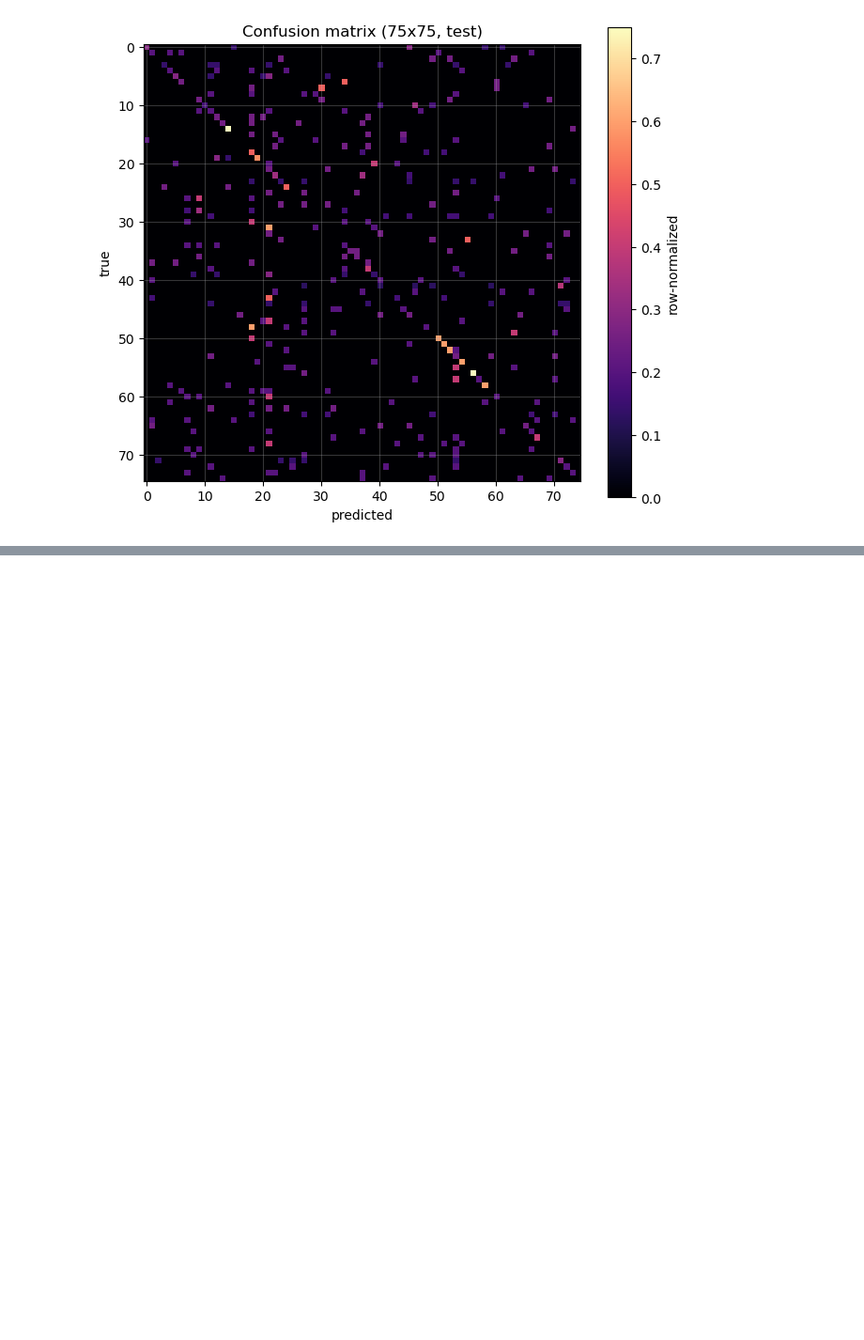
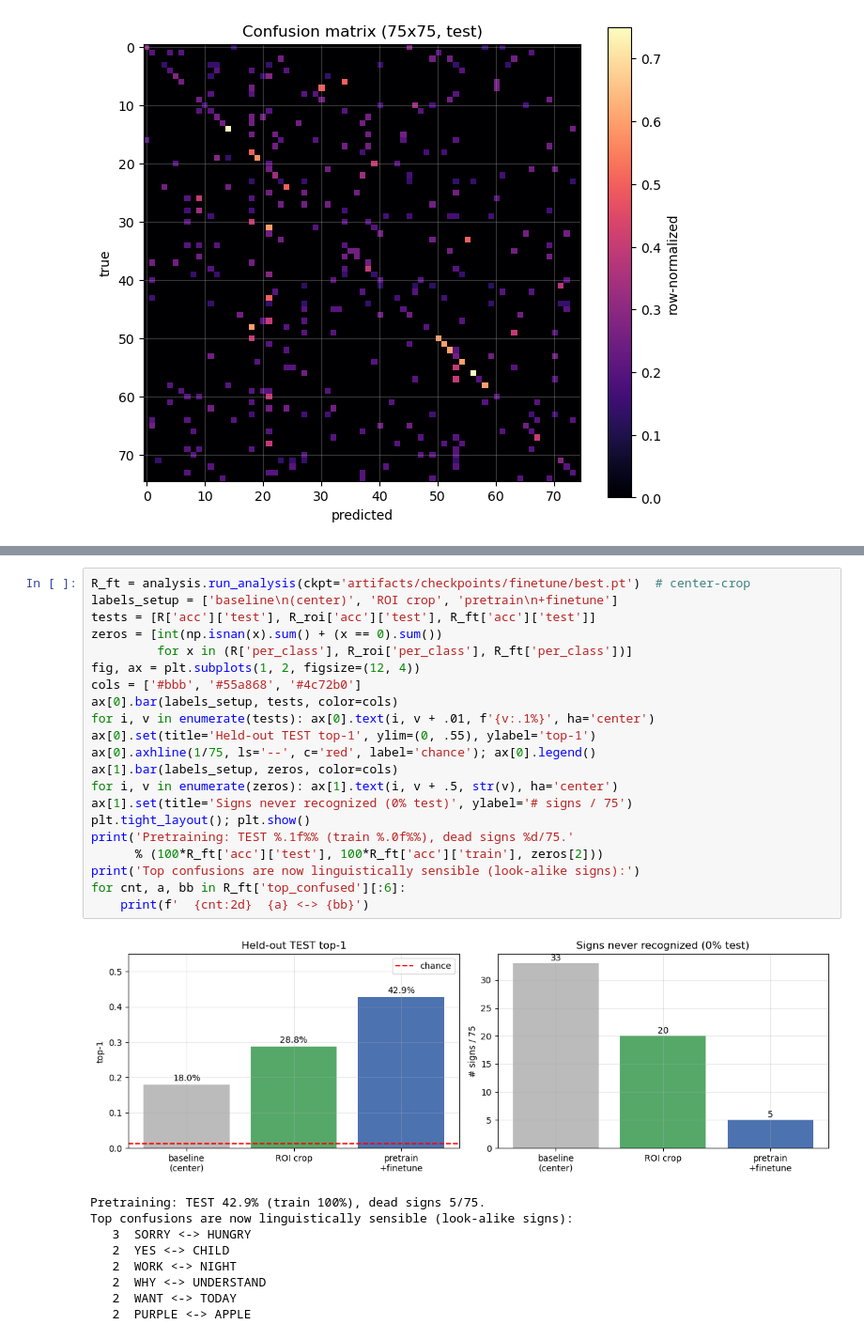
Before and after one commit to rikkiiwang/asl-learning, a Jupyter notebook: model/notebooks/model_story.ipynb, the cells around one changed output, grey strips where cells are left out. Shown at 94% size. Drawn from its saved outputs; the diff is of its cells as text; blank space fills up the shorter version.

```diff
--- a/model/notebooks/model_story.ipynb
+++ b/model/notebooks/model_story.ipynb
@@ -224,0 +262,31 @@ high — it simply asks the learner to retry when unsure, rather than passing a
+# %%
+R_ft = analysis.run_analysis(ckpt='artifacts/checkpoints/finetune/best.pt')  # center-crop
+labels_setup = ['baseline\n(center)', 'ROI crop', 'pretrain\n+finetune']
+tests = [R['acc']['test'], R_roi['acc']['test'], R_ft['acc']['test']]
+zeros = [int(np.isnan(x).sum() + (x == 0).sum())
+         for x in (R['per_class'], R_roi['per_class'], R_ft['per_class'])]
+fig, ax = plt.subplots(1, 2, figsize=(12, 4))
+cols = ['#bbb', '#55a868', '#4c72b0']
+ax[0].bar(labels_setup, tests, color=cols)
+for i, v in enumerate(tests): ax[0].text(i, v + .01, f'{v:.1%}', ha='center')
+ax[0].set(title='Held-out TEST top-1', ylim=(0, .55), ylabel='top-1')
+ax[0].axhline(1/75, ls='--', c='red', label='chance'); ax[0].legend()
+ax[1].bar(labels_setup, zeros, color=cols)
+for i, v in enumerate(zeros): ax[1].text(i, v + .5, str(v), ha='center')
+ax[1].set(title='Signs never recognized (0% test)', ylabel='# signs / 75')
+plt.tight_layout(); plt.show()
+print('Pretraining: TEST %.1f%% (train %.0f%%), dead signs %d/75.'
+      % (100*R_ft['acc']['test'], 100*R_ft['acc']['train'], zeros[2]))
+print('Top confusions are now linguistically sensible (look-alike signs):')
+for cnt, a, bb in R_ft['top_confused'][:6]:
+    print(f'  {cnt:2d}  {a} <-> {bb}')
+# %% [output]
+[figure, added]
+Pretraining: TEST 42.9% (train 100%), dead signs 5/75.
+Top confusions are now linguistically sensible (look-alike signs):
+   3  SORRY <-> HUNGRY
+   2  YES <-> CHILD
+   2  WORK <-> NIGHT
+   2  WHY <-> UNDERSTAND
+   2  WANT <-> TODAY
+   2  PURPLE <-> APPLE
```
Also changed, not shown: parts of 10 cells of this notebook, 23 other files.
